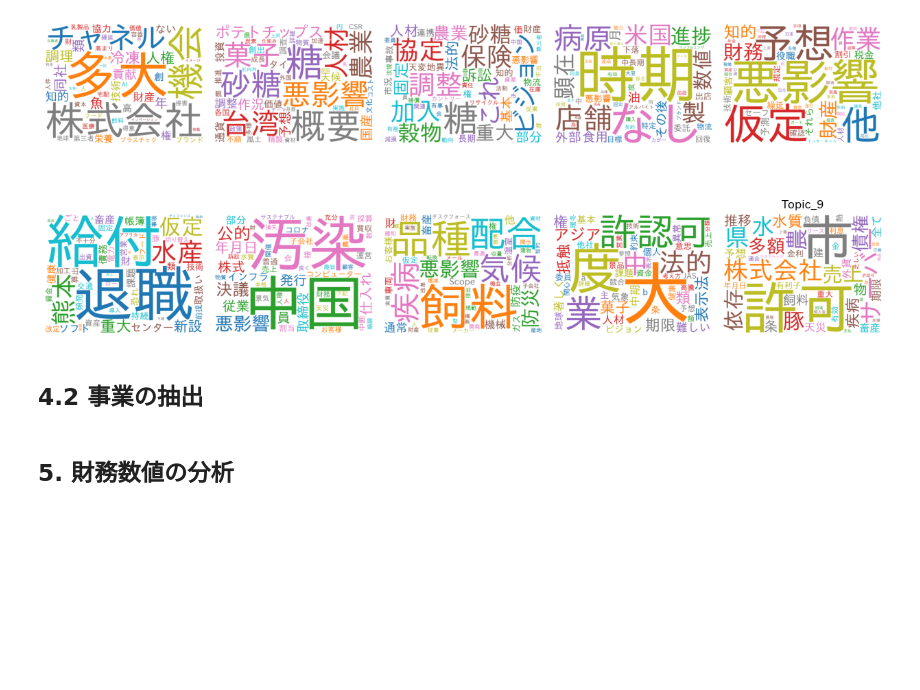
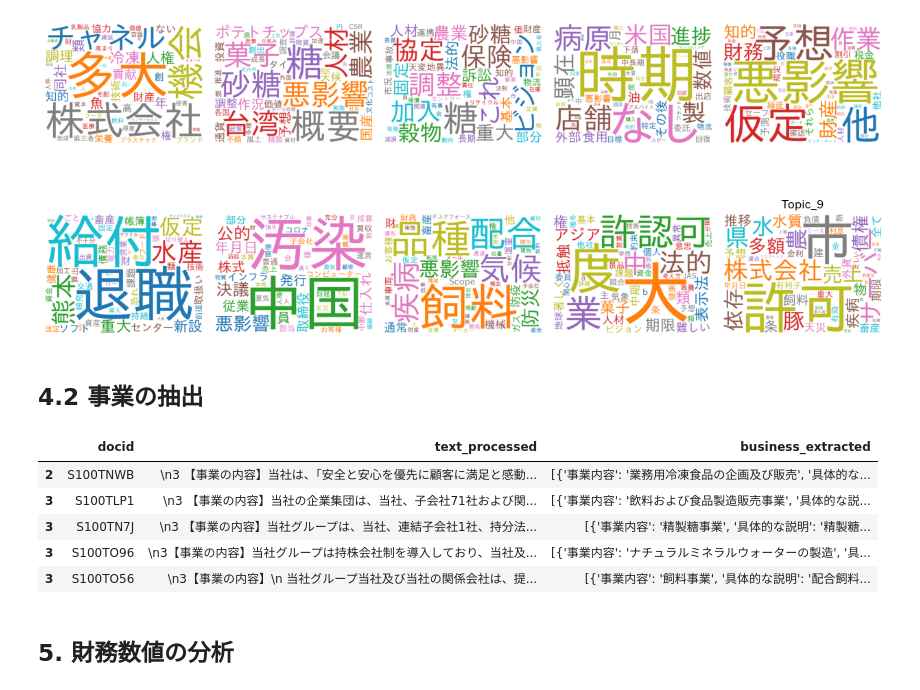
Before and after one commit to nororo/edinet_xbrl_prep, a Jupyter notebook: xbrl_analysis.ipynb, the cells around one changed output. Saved outputs shown, nothing was run; the diff lists cells and outputs as text; code cells hidden in the pictures; blank space fills up the shorter version.

```diff
--- a/xbrl_analysis.ipynb
+++ b/xbrl_analysis.ipynb
@@ -272,6 +337,15 @@ def extract_business_description(sr:pd.Series)->list:
 
 # 120秒程度
 business_desc_df['business_extracted'] = business_desc_df.apply(extract_business_description,axis=1)
+# %%
+business_desc_df.head()[['docid','text_processed','business_extracted']]
+# %% [output]
+|  | docid | text_processed | business_extracted |
+| 2 | S100TNWB | \n3 【事業の内容】当社は、「安全と安心を優先に顧客に満足と感動... | [{'事業内容': '業務用冷凍食品の企画及び販売', '具体的な... |
+| 3 | S100TLP1 | \n3 【事業の内容】当社の企業集団は、当社、子会社71社および関... | [{'事業内容': '飲料および食品製造販売事業', '具体的な説... |
+| 3 | S100TN7J | \n3 【事業の内容】当社グループは、当社、連結子会社1社、持分法... | [{'事業内容': '精製糖事業', '具体的な説明': '精製糖... |
+| 3 | S100TO96 | \n3【事業の内容】当社グループは持株会社制を導入しており、当社及... | [{'事業内容': 'ナチュラルミネラルウォーターの製造', '具... |
+| 3 | S100TO56 | \n3【事業の内容】\n 当社グループ当社及び当社の関係会社は、提... | [{'事業内容': '飼料事業', '具体的な説明': '配合飼料... |
 # %% [markdown]
 ## 5. 財務数値の分析
 # %% [markdown]
```
Also changed, not shown: parts of 17 cells of this notebook, 4 other files.
